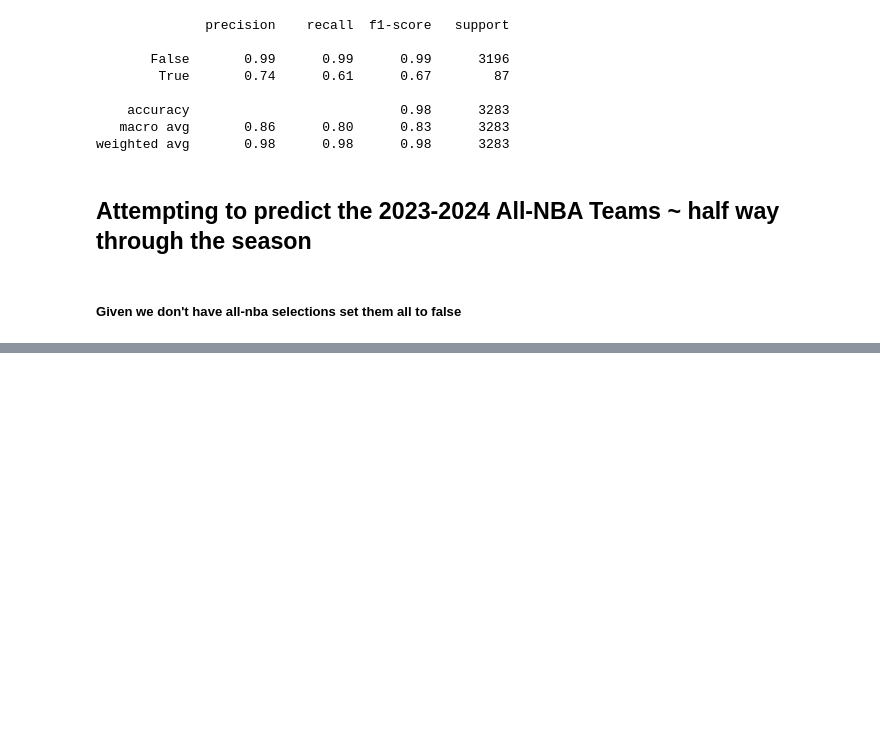
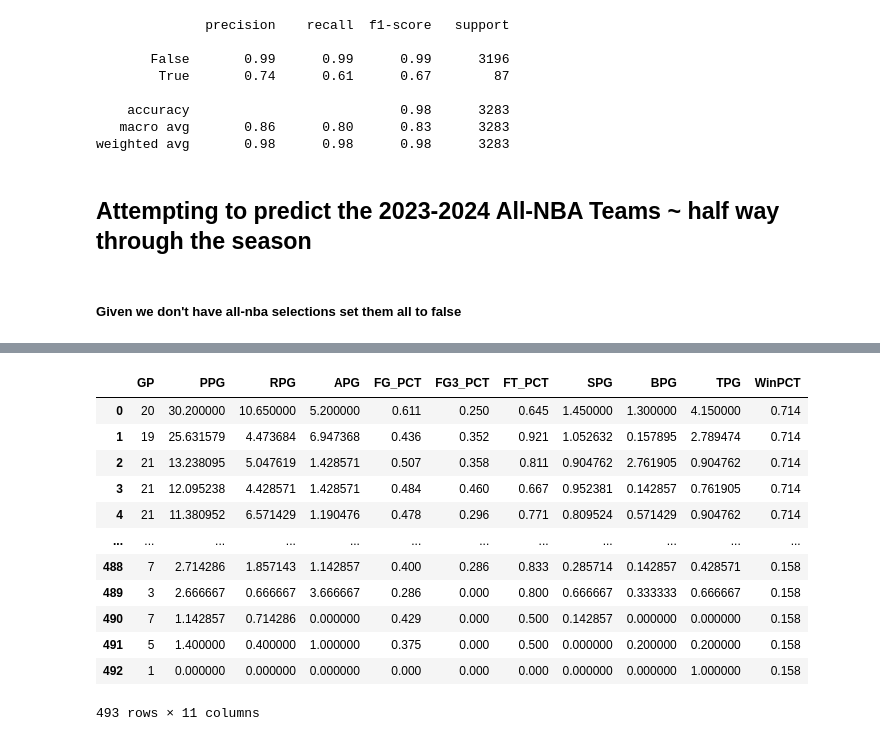
Before and after one commit to omerkhan3/nba_allstar_predictor, a Jupyter notebook: nba_allstar_predictions.ipynb, the cells around one changed output, grey strips where cells are left out. Saved outputs shown, nothing was run; the diff lists cells and outputs as text; code cells hidden in the pictures; blank space fills up the shorter version.

```diff
--- a/nba_allstar_predictions.ipynb
+++ b/nba_allstar_predictions.ipynb
@@ -577,4 +577,4 @@ new_final_df.to_csv('data/2023-2024_to_date_df.csv', index=False)
 # %% [markdown]
 ##### Given we don't have all-nba selections set them all to false
 # %%
-new_final_df
+new_final_df = pd.read_csv('data/2023-2024_to_date_df.csv')
@@ -603,0 +605,16 @@ new_log_reg_model = log_reg.predict_proba(X_half_season_scaled)
+# %%
+new_final_df[features].drop(['is_all_nba'], axis=1)
+# %% [output]
+|  | GP | PPG | RPG | APG | FG_PCT | FG3_PCT | FT_PCT | SPG | BPG | TPG | WinPCT |
+| 0 | 20 | 30.200000 | 10.650000 | 5.200000 | 0.611 | 0.250 | 0.645 | 1.450000 | 1.300000 | 4.150000 | 0.714 |
+| 1 | 19 | 25.631579 | 4.473684 | 6.947368 | 0.436 | 0.352 | 0.921 | 1.052632 | 0.157895 | 2.789474 | 0.714 |
+| 2 | 21 | 13.238095 | 5.047619 | 1.428571 | 0.507 | 0.358 | 0.811 | 0.904762 | 2.761905 | 0.904762 | 0.714 |
+| 3 | 21 | 12.095238 | 4.428571 | 1.428571 | 0.484 | 0.460 | 0.667 | 0.952381 | 0.142857 | 0.761905 | 0.714 |
+| 4 | 21 | 11.380952 | 6.571429 | 1.190476 | 0.478 | 0.296 | 0.771 | 0.809524 | 0.571429 | 0.904762 | 0.714 |
+| ... | ... | ... | ... | ... | ... | ... | ... | ... | ... | ... | ... |
+| 488 | 7 | 2.714286 | 1.857143 | 1.142857 | 0.400 | 0.286 | 0.833 | 0.285714 | 0.142857 | 0.428571 | 0.158 |
+| 489 | 3 | 2.666667 | 0.666667 | 3.666667 | 0.286 | 0.000 | 0.800 | 0.666667 | 0.333333 | 0.666667 | 0.158 |
+| 490 | 7 | 1.142857 | 0.714286 | 0.000000 | 0.429 | 0.000 | 0.500 | 0.142857 | 0.000000 | 0.000000 | 0.158 |
+| 491 | 5 | 1.400000 | 0.400000 | 1.000000 | 0.375 | 0.000 | 0.500 | 0.000000 | 0.200000 | 0.200000 | 0.158 |
+| 492 | 1 | 0.000000 | 0.000000 | 0.000000 | 0.000 | 0.000 | 0.000 | 0.000000 | 0.000000 | 1.000000 | 0.158 |
+493 rows × 11 columns
```
Also changed, not shown: parts of 10 cells of this notebook.
